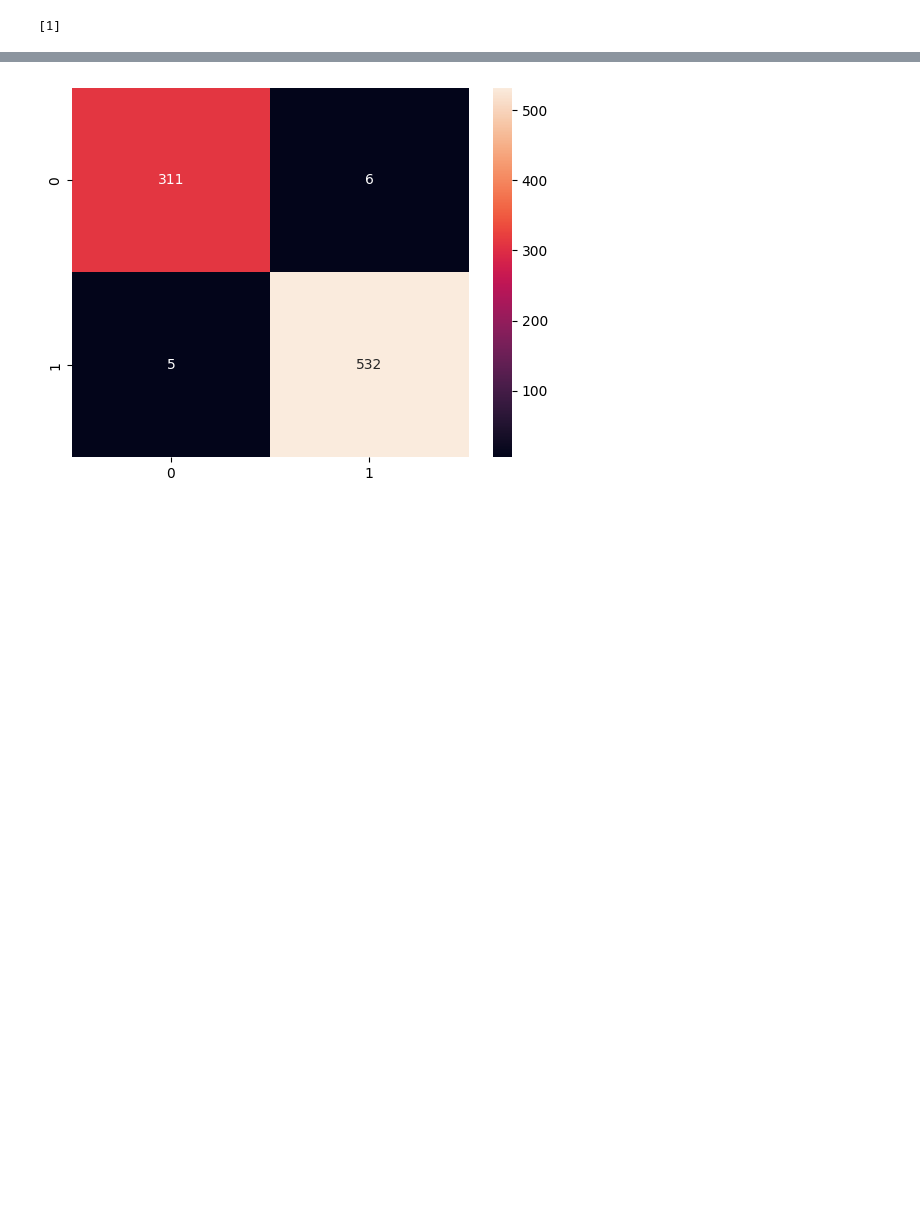
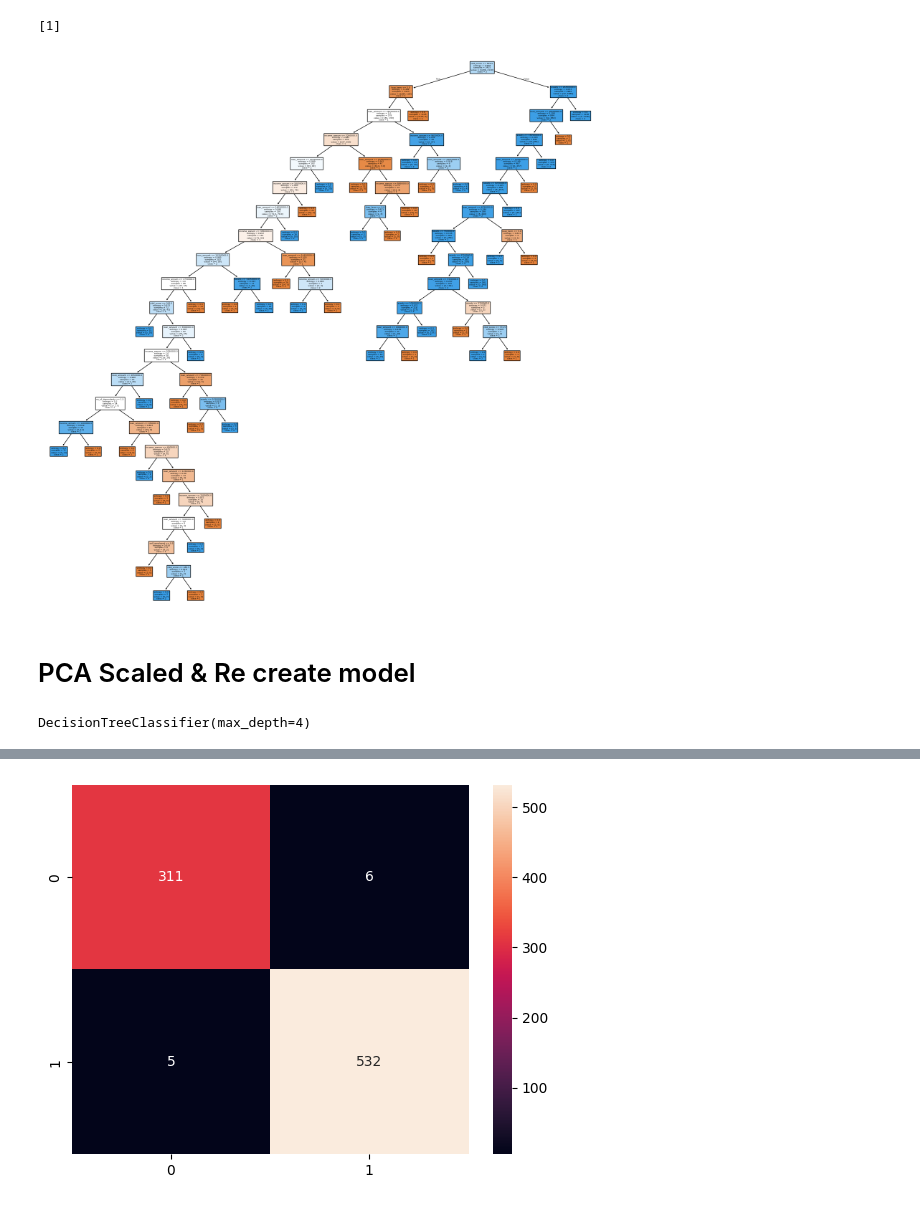
Before and after one commit to imesh-madushan/loan_approval_machine_learning, a Jupyter notebook: 1. predict approval.ipynb, the cells around one changed output, grey strips where cells are left out. Cells and saved outputs as stored; diff of their text form; code cells hidden in the pictures; blank space fills up the shorter version.

```diff
--- a/1. predict approval.ipynb
+++ b/1. predict approval.ipynb
@@ -42,10 +42,6 @@ Name: count, dtype: int64
 # split the data into training and testing sets
 x_train, x_test, y_train, y_test = train_test_split(x, y, train_size=0.8, test_size=0.2, random_state=100)
 # %%
-scaler = StandardScaler()
-x_train = scaler.fit_transform(x_train)
-x_test = scaler.transform(x_test)
-
 # Train Logistic Regression model
 model = DecisionTreeClassifier(max_depth=4)
 model.fit(x_train, y_train)
@@ -73,7 +69,7 @@ weighted avg       0.97      0.97      0.97       854
 # Hyperparameter tuning
 # %%
 param_grid = {
-    "max_depth": [3, 5, 10, None],
+    "max_depth": [range(1, 10), None],
     "criterion": ["gini", "entropy"]
 }
 
@@ -123,3 +118,12 @@ prediction = model.predict(test_data)
 print(prediction)
 # %% [output]
 [1]
+# %%
+# draw the decision tree
+plt.figure(figsize=(20,20))
+plot_tree(model_x, feature_names=(loandata.columns),class_names=['1','2'], filled= True)
+plt.show()
+# %% [output]
+[figure, added]
+# %% [markdown]
+# PCA Scaled & Re create model
@@ -125,0 +144,6 @@ print(prediction)
+# %%
+# Train Logistic Regression model
+model_pca = DecisionTreeClassifier(max_depth=4)
+model_pca.fit(x_train_pca, y_train_pca)
+# %% [output]
+DecisionTreeClassifier(max_depth=4)
```
Also changed, not shown: parts of 11 cells of this notebook, 5 other files.
